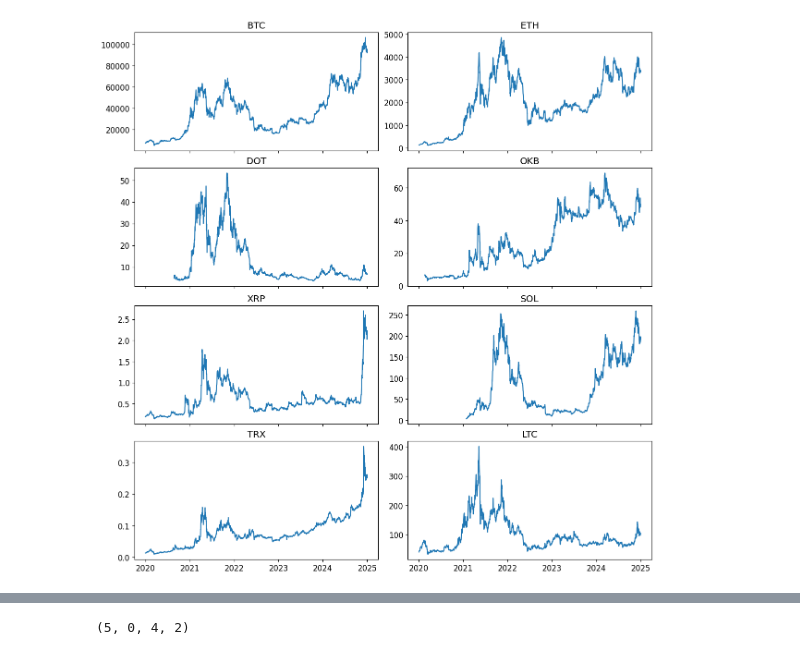
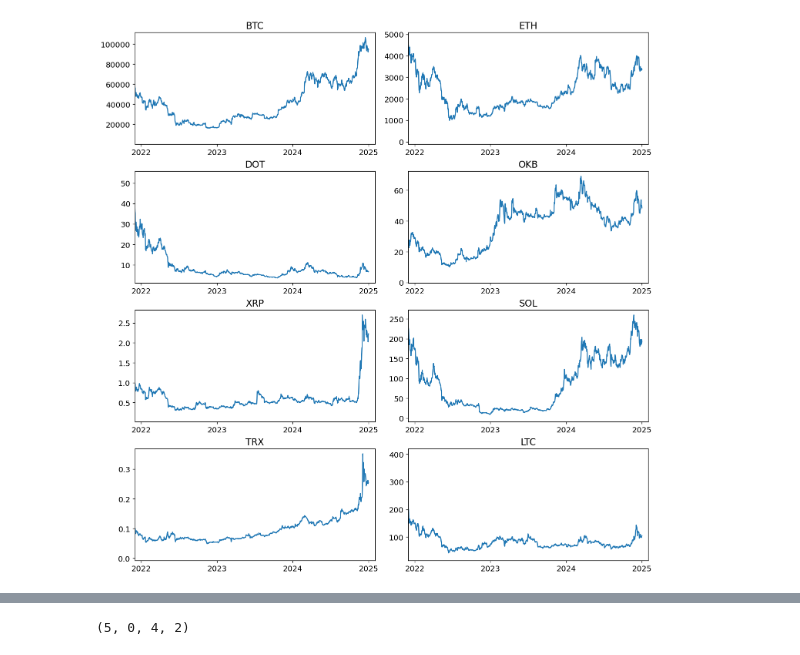
Before and after one commit to poluzerovT/Masters-thesis, a Jupyter notebook: notebooks/main.ipynb, the cells around one changed output, grey strips where cells are left out. Saved outputs shown, nothing was run; the diff lists cells and outputs as text; code cells hidden in the pictures.

```diff
--- a/notebooks/main.ipynb
+++ b/notebooks/main.ipynb
@@ -79,9 +76,11 @@ plt.rcParams.update({'font.size': 12})
 # %%
-fig, axs = plt.subplots(nrows=4, ncols=2, figsize=(12, 12), layout='constrained', sharex=True)
+fig, axs = plt.subplots(nrows=4, ncols=2, figsize=(12, 12), dpi=120, layout='constrained')
 for c, ax in zip(df_prices.columns, axs.flatten()):
     ax.plot(df_prices[c])
     ax.set_title(c)
     ax.xaxis.set_major_formatter(mdates.DateFormatter('%Y'))
+    ax.xaxis.set_major_locator(mdates.YearLocator())
+    ax.set_xlim(datetime.date(2021, 12, 1), datetime.datetime(2025, 2, 1))
 fig.savefig('../images/prices.png')
 # %% [output]
-[figure, old version]
+[figure, new version]
```
Also changed, not shown: parts of 30 cells of this notebook, 21 other files.
